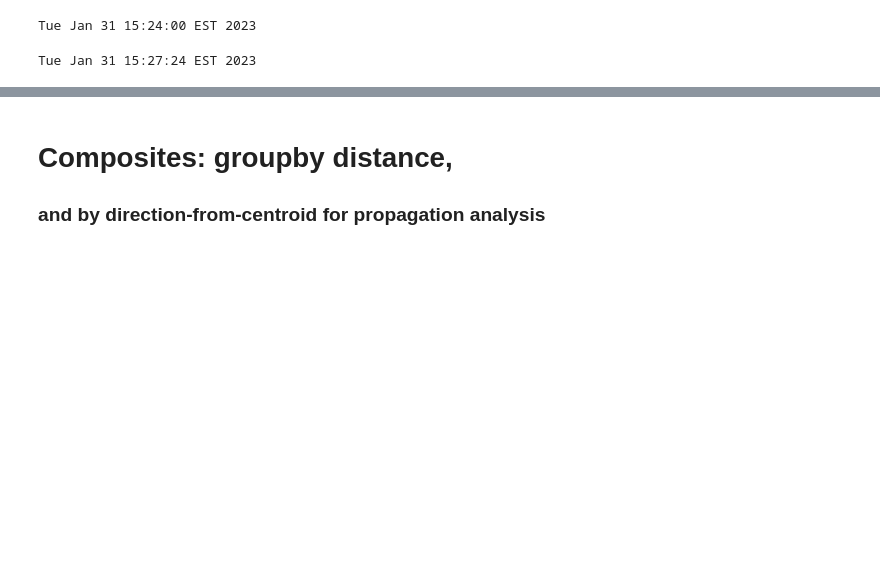
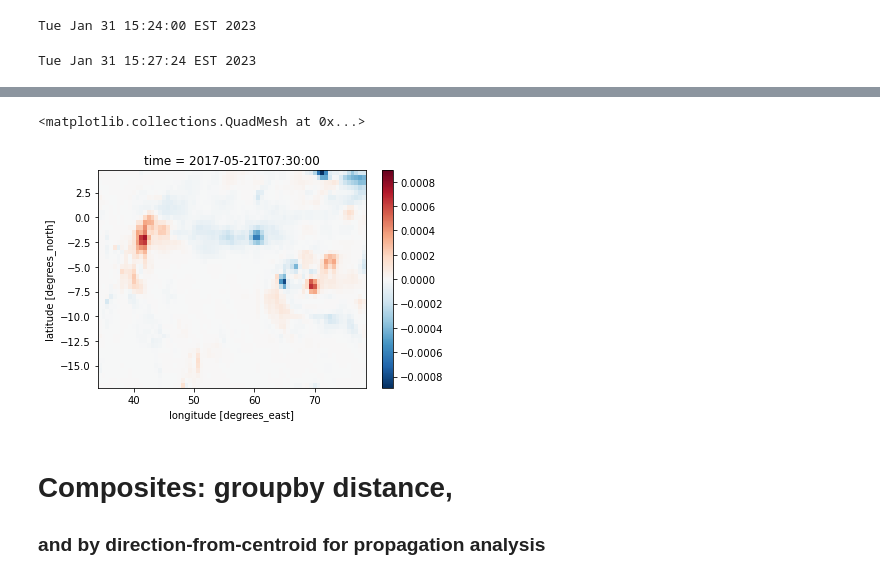
Before and after one commit to snigsam/VaporLakes, a Jupyter notebook: Distfields_from_alake.ipynb, the cells around one changed output, grey strips where cells are left out. Saved outputs shown, nothing was run; the diff lists cells and outputs as text; code cells hidden in the pictures; blank space fills up the shorter version.

```diff
--- a/Distfields_from_alake.ipynb
+++ b/Distfields_from_alake.ipynb
@@ -263,3 +317,9 @@ ddd = xr.open_dataset('../../Library/CloudStorage/Box-Box/VaporLakes/data/LAKEBY
+# %%
+# Corrected precip? what is the correction?
+(ddd.prectotcorr[0]-ddd.prectot[0]).plot()
+# %% [output]
+<matplotlib.collections.QuadMesh at 0x...>
+[figure, added]
 # %% [markdown]
 # Composites: groupby distance,
 ### and by direction-from-centroid for propagation analysis
```
Also changed, not shown: parts of 7 cells of this notebook.
